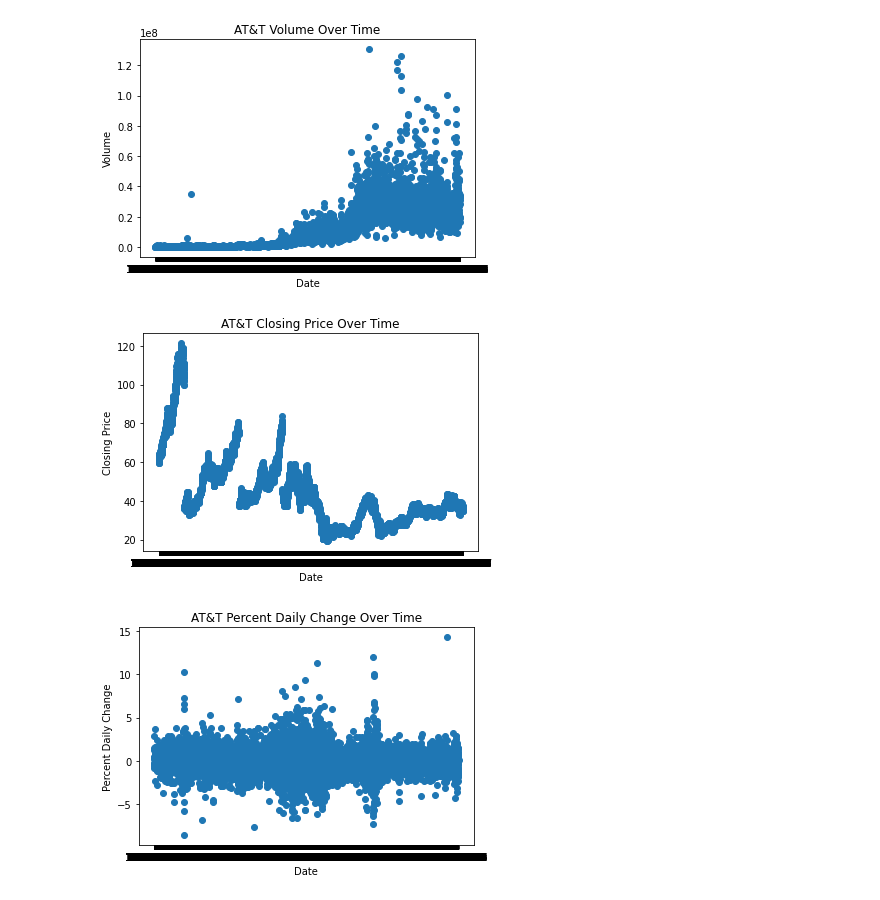
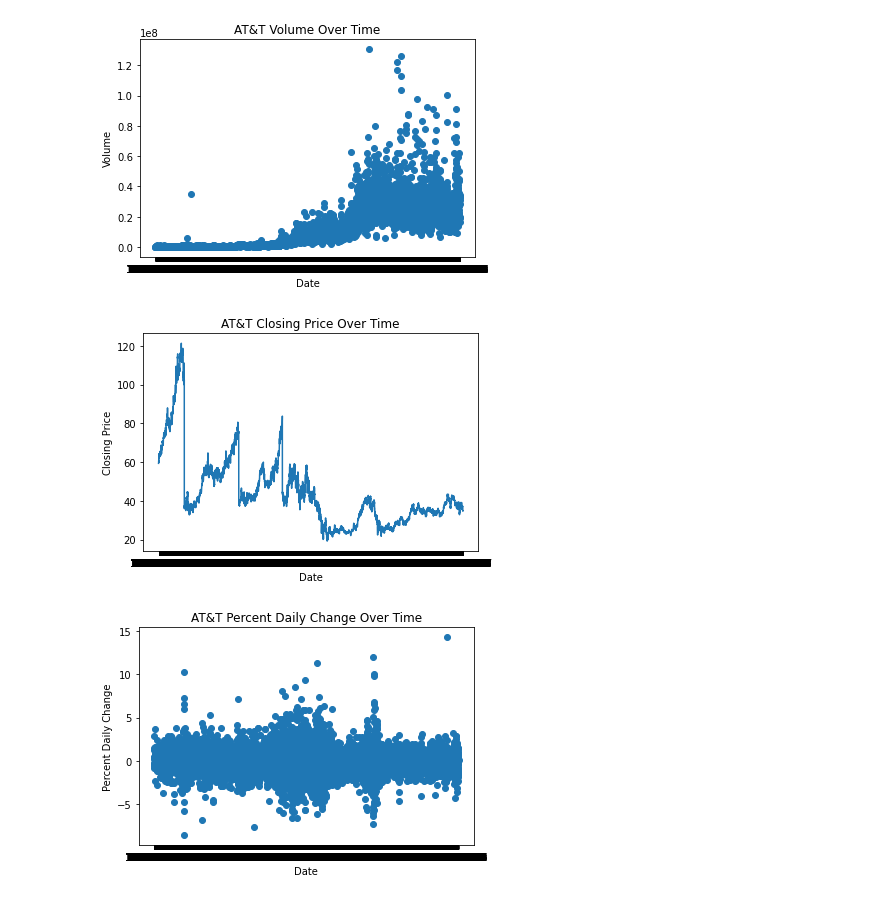
Before and after one commit to mssubaiti/Project1_Group1, a Jupyter notebook: nasdaq.ipynb, the cells around one changed output. Saved outputs shown, nothing was run; the diff lists cells and outputs as text; code cells hidden in the pictures.

Commit message:
added line plot

```diff
--- a/nasdaq.ipynb
+++ b/nasdaq.ipynb
@@ -79,13 +79,13 @@ plt.show()
 # %% [output]
 [figure]
 # %%
-plt.scatter(att_data["Date"], att_data['Close'])
+plt.plot(att_data["Date"], att_data['Close'])
 plt.title("AT&T Closing Price Over Time")
 plt.xlabel("Date")
 plt.ylabel("Closing Price")
 plt.show()
 # %% [output]
-[figure, old version]
+[figure, new version]
 # %%
 plt.scatter(att_data['Date'], att_data['Percent Daily Change'])
 plt.title("AT&T Percent Daily Change Over Time")
```
Also changed, not shown: parts of 2 cells of this notebook.
